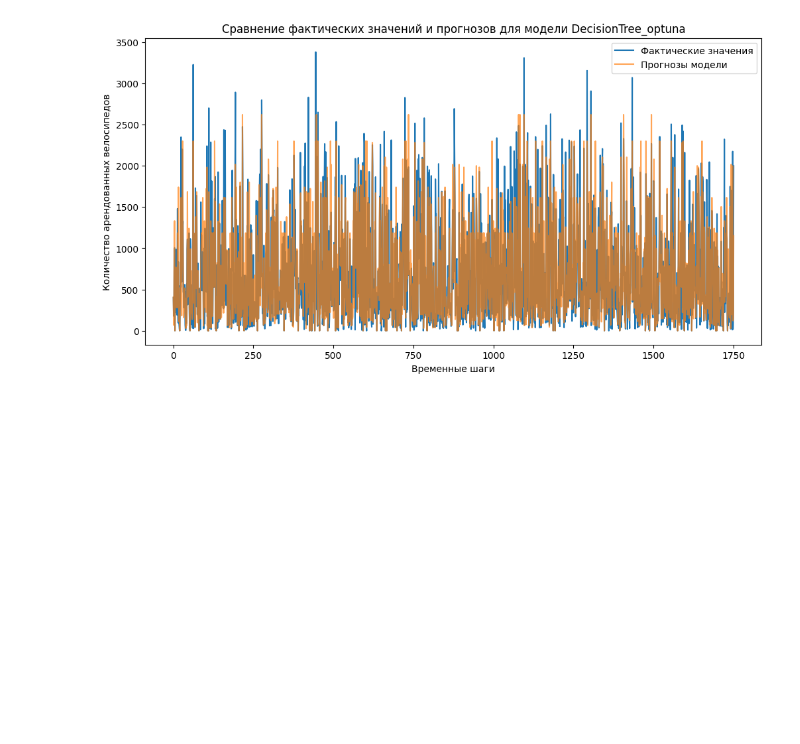
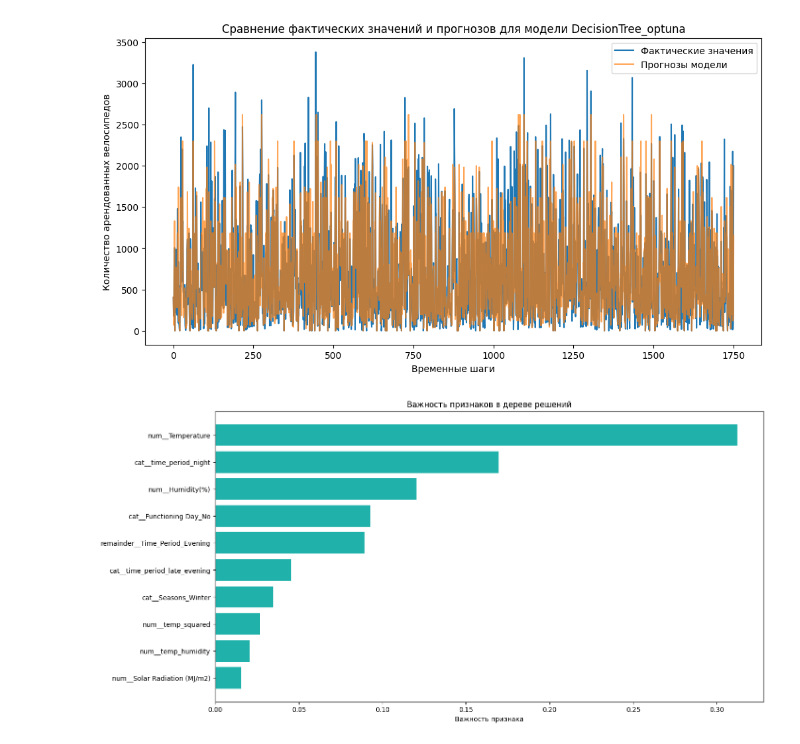
Before and after one commit to MEYakunin/Sprint14_Bike_Rental_Forecast, a Jupyter notebook: BikeSouth_nonlinear_demand_forecast.ipynb, the cells around one changed output. Drawn from its saved outputs; the diff is of its cells as text; code cells hidden in the pictures; blank space fills up the shorter version.

```diff
--- a/BikeSouth_nonlinear_demand_forecast.ipynb
+++ b/BikeSouth_nonlinear_demand_forecast.ipynb
@@ -812,3 +814,27 @@ fig1 = optuna.visualization.plot_optimization_history(study)
 fig1.show()
 fig2 = optuna.visualization.plot_param_importances(study)
 fig2.show()
+# %%
+# Расчёт feature importance
+# Достаём отдельные этапы пайплайна final_pipeline и сохраняем их в отдельные переменные
+preproccesoring = best_pipeline.named_steps['preprocessor']
+final_model = best_pipeline.named_steps['model']
+
+# Создаём таблицу с feature importance
+feature_importance = pd.DataFrame({
+    'feature': preproccesoring.get_feature_names_out(),
+    'importance': final_model.feature_importances_
+}).sort_values('importance', ascending=False)
+# %%
+# Визуализация важности финальной модели
+top_10_feature_names = feature_importance['feature'].values[:10]
+top_10_feature_importance = feature_importance['importance'].values[:10]
+
+plt.figure(figsize=(15, 8))
+plt.barh(top_10_feature_names, top_10_feature_importance, color='lightseagreen')
+plt.xlabel('Важность признака')
+plt.title('Важность признаков в дереве решений')
+plt.gca().invert_yaxis()
+plt.show()
+# %% [output]
+[figure, added]
```
Also changed, not shown: parts of 3 cells of this notebook, 1 other file.
